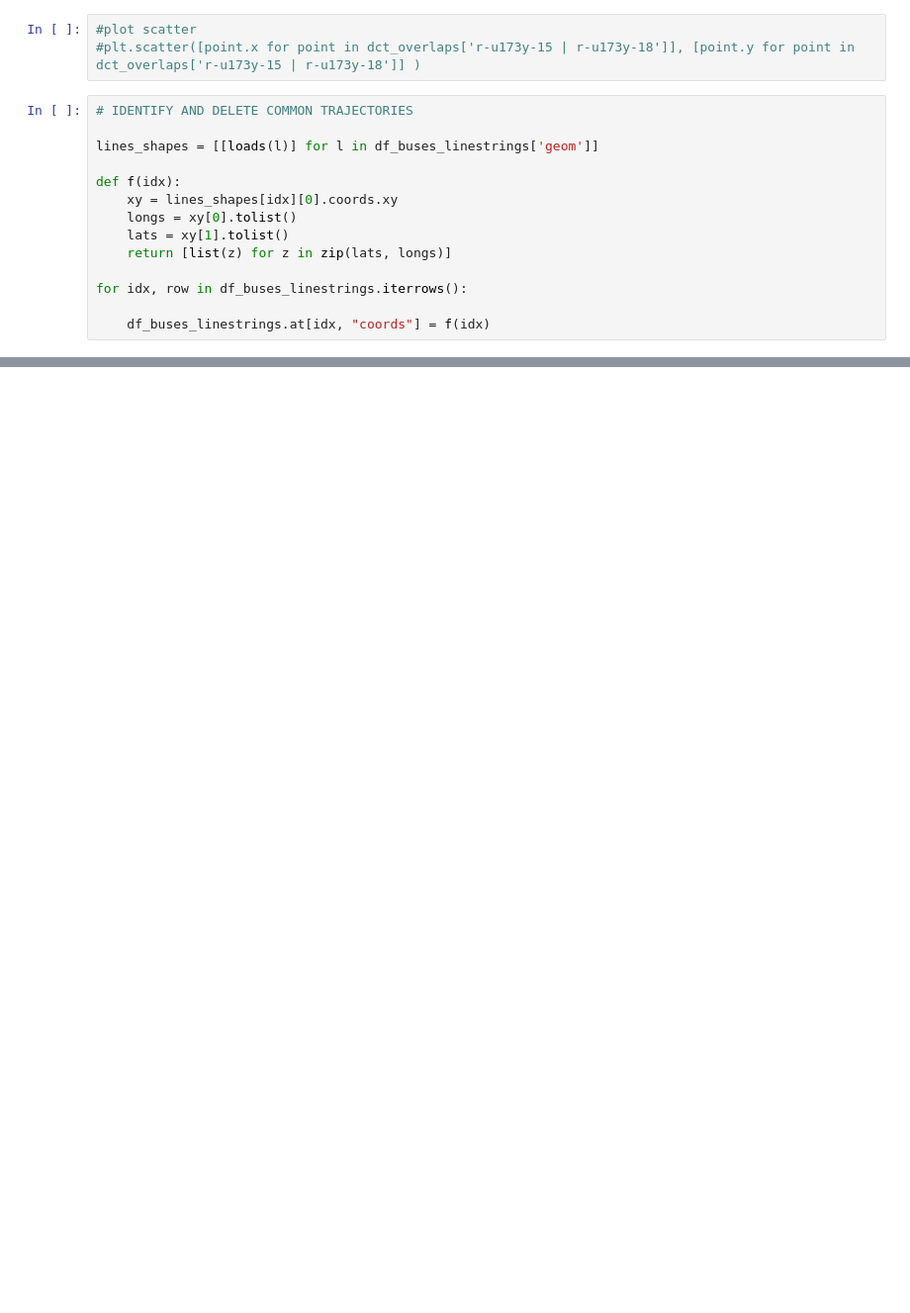
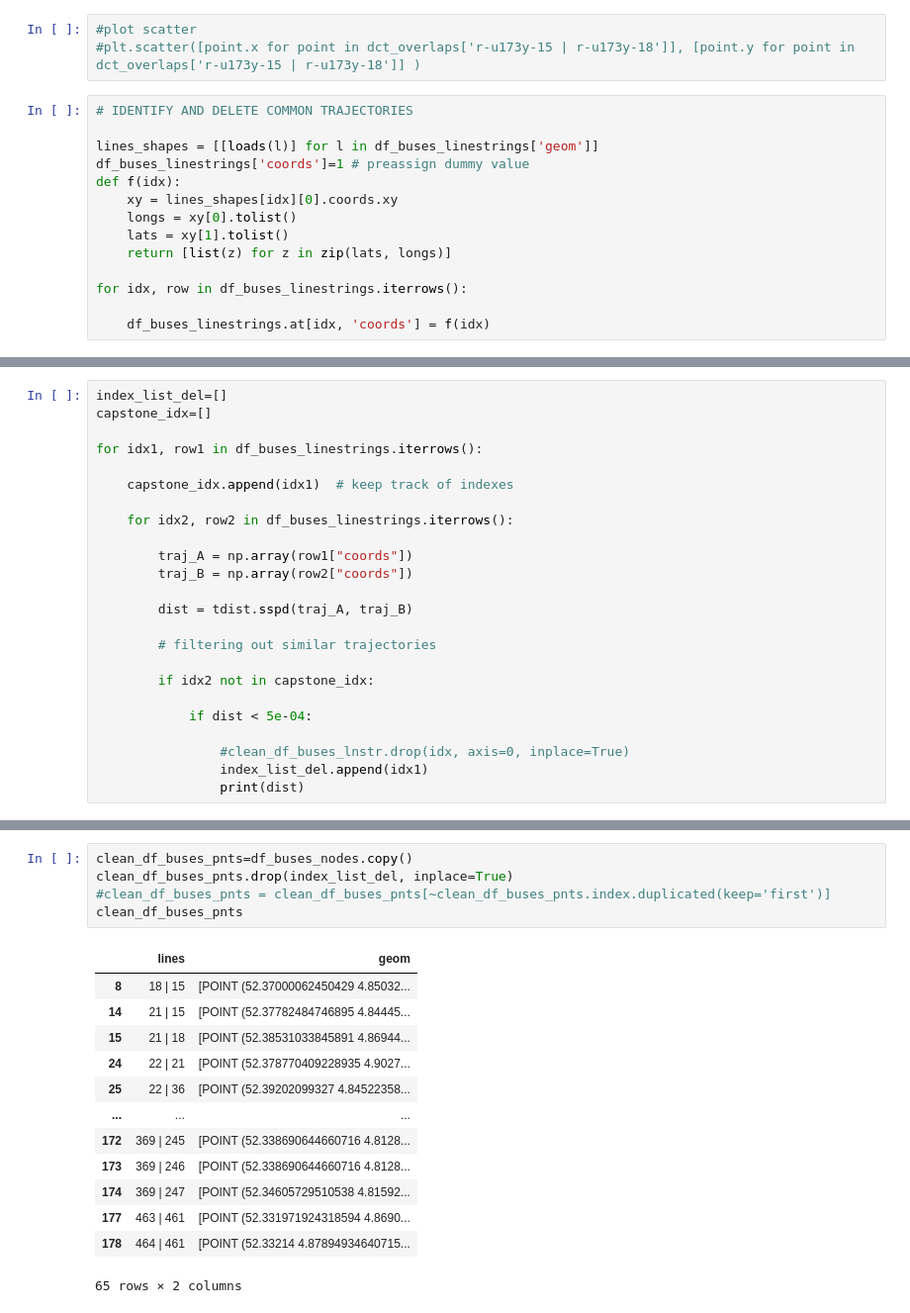
Before and after one commit to mayar-ariss/MIT.Sensing-Optimisation-AMS, a Jupyter notebook: similarity.ipynb, the cells around one changed output, grey strips where cells are left out. Shown at 99% size. Drawn from its saved outputs; the diff is of its cells as text; blank space fills up the shorter version.

```diff
--- a/similarity.ipynb
+++ b/similarity.ipynb
@@ -459,7 +491,7 @@ m
 # IDENTIFY AND DELETE COMMON TRAJECTORIES
 
 lines_shapes = [[loads(l)] for l in df_buses_linestrings['geom']]
-
+df_buses_linestrings['coords']=1 # preassign dummy value
 def f(idx):
     xy = lines_shapes[idx][0].coords.xy
     longs = xy[0].tolist()
@@ -468,4 +500,4 @@ def f(idx):
 
 for idx, row in df_buses_linestrings.iterrows():
 
-    df_buses_linestrings.at[idx, "coords"] = f(idx)
+    df_buses_linestrings.at[idx, 'coords'] = f(idx)
@@ -487,0 +504,24 @@ df_buses_linestrings
+# %%
+index_list_del=[]
+capstone_idx=[]
+
+for idx1, row1 in df_buses_linestrings.iterrows():
+
+    capstone_idx.append(idx1)  # keep track of indexes
+
+    for idx2, row2 in df_buses_linestrings.iterrows():
+
+        traj_A = np.array(row1["coords"])
+        traj_B = np.array(row2["coords"])
+
+        dist = tdist.sspd(traj_A, traj_B)
+
+        # filtering out similar trajectories
+
+        if idx2 not in capstone_idx:
+
+            if dist < 5e-04:
+
+                #clean_df_buses_lnstr.drop(idx, axis=0, inplace=True)
+                index_list_del.append(idx1)
+                print(dist)
@@ -488 +561,20 @@ df_buses_linestrings
+# %%
+clean_df_buses_pnts=df_buses_nodes.copy()
+clean_df_buses_pnts.drop(index_list_del, inplace=True)
+#clean_df_buses_pnts = clean_df_buses_pnts[~clean_df_buses_pnts.index.duplicated(keep='first')]
+clean_df_buses_pnts
+# %% [output]
+|  | lines | geom |
+| 8 | 18 | 15 | [POINT (52.37000062450429 4.85032... |
+| 14 | 21 | 15 | [POINT (52.37782484746895 4.84445... |
+| 15 | 21 | 18 | [POINT (52.38531033845891 4.86944... |
+| 24 | 22 | 21 | [POINT (52.378770409228935 4.9027... |
+| 25 | 22 | 36 | [POINT (52.39202099327 4.84522358... |
+| ... | ... | ... |
+| 172 | 369 | 245 | [POINT (52.338690644660716 4.8128... |
+| 173 | 369 | 246 | [POINT (52.338690644660716 4.8128... |
+| 174 | 369 | 247 | [POINT (52.34605729510538 4.81592... |
+| 177 | 463 | 461 | [POINT (52.331971924318594 4.8690... |
+| 178 | 464 | 461 | [POINT (52.33214 4.87894934640715... |
+65 rows × 2 columns
 # %%
```
Also changed, not shown: parts of 20 cells of this notebook.
